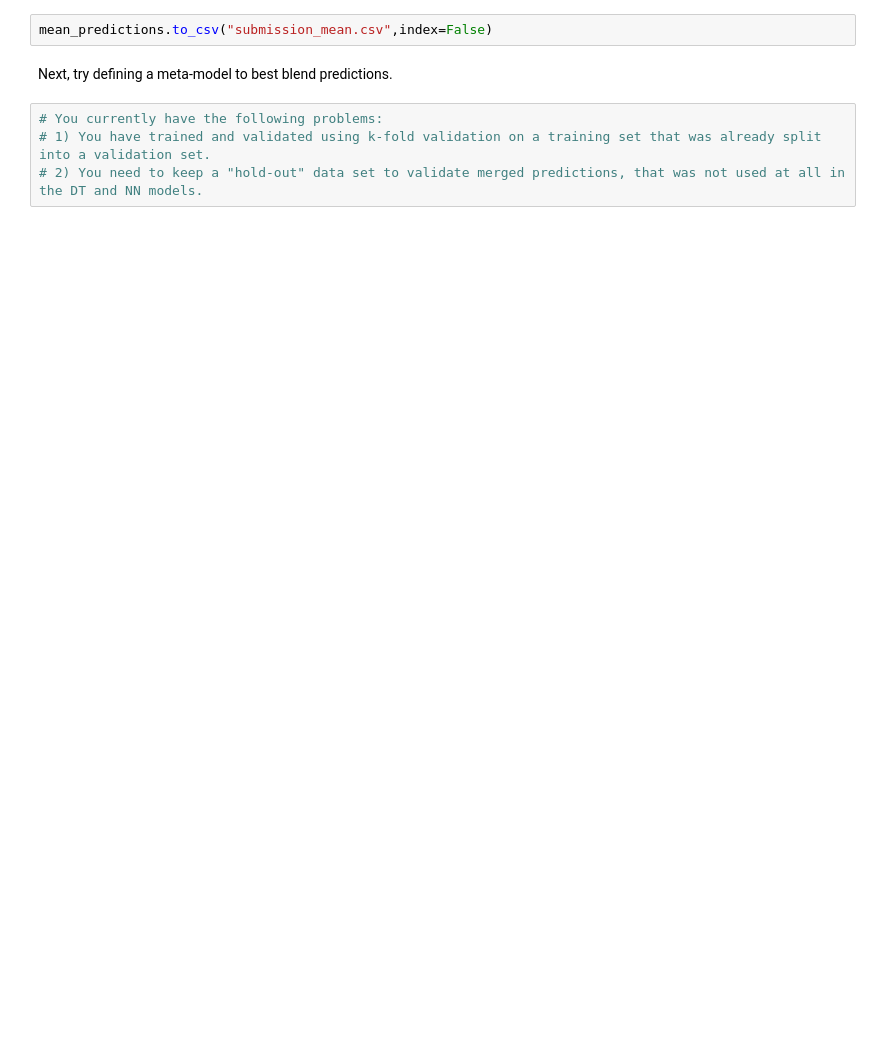
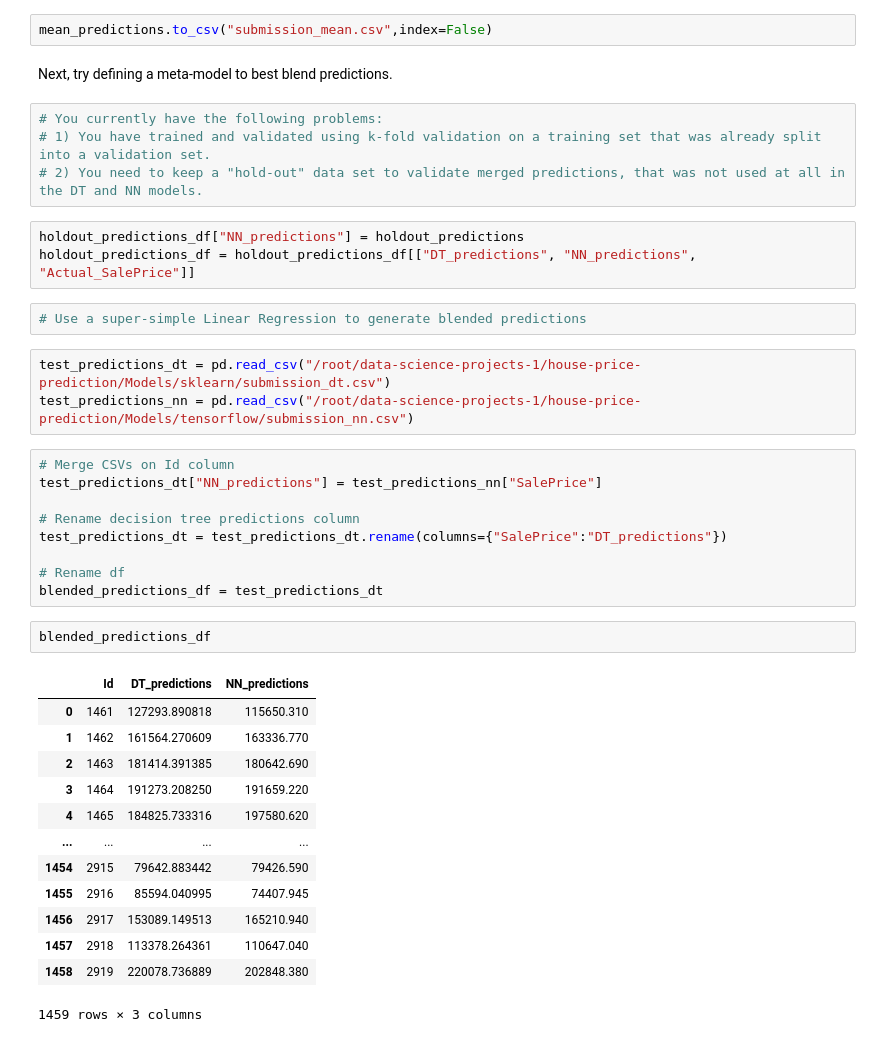
Before and after one commit to valencia21/data-science-projects, a Jupyter notebook: house-price-prediction/Models/tensorflow/tf_model_wrangling.ipynb, the cells around one changed output. Cells and saved outputs as stored; diff of their text form; blank space fills up the shorter version.

```diff
--- a/house-price-prediction/Models/tensorflow/tf_model_wrangling.ipynb
+++ b/house-price-prediction/Models/tensorflow/tf_model_wrangling.ipynb
@@ -284,3 +264,36 @@ Next, try defining a meta-model to best blend predictions.
 # You currently have the following problems:
 # 1) You have trained and validated using k-fold validation on a training set that was already split into a validation set.
 # 2) You need to keep a "hold-out" data set to validate merged predictions, that was not used at all in the DT and NN models.
+# %%
+holdout_predictions_df["NN_predictions"] = holdout_predictions
+holdout_predictions_df = holdout_predictions_df[["DT_predictions", "NN_predictions", "Actual_SalePrice"]]
+# %%
+# Use a super-simple Linear Regression to generate blended predictions
+# %%
+test_predictions_dt = pd.read_csv("/root/data-science-projects-1/house-price-prediction/Models/sklearn/submission_dt.csv")
+test_predictions_nn = pd.read_csv("/root/data-science-projects-1/house-price-prediction/Models/tensorflow/submission_nn.csv")
+# %%
+# Merge CSVs on Id column
+test_predictions_dt["NN_predictions"] = test_predictions_nn["SalePrice"]
+
+# Rename decision tree predictions column
+test_predictions_dt = test_predictions_dt.rename(columns={"SalePrice":"DT_predictions"})
+
+# Rename df
+blended_predictions_df = test_predictions_dt
+# %%
+blended_predictions_df
+# %% [output]
+|  | Id | DT_predictions | NN_predictions |
+| 0 | 1461 | 127293.890818 | 115650.310 |
+| 1 | 1462 | 161564.270609 | 163336.770 |
+| 2 | 1463 | 181414.391385 | 180642.690 |
+| 3 | 1464 | 191273.208250 | 191659.220 |
+| 4 | 1465 | 184825.733316 | 197580.620 |
+| ... | ... | ... | ... |
+| 1454 | 2915 | 79642.883442 | 79426.590 |
+| 1455 | 2916 | 85594.040995 | 74407.945 |
+| 1456 | 2917 | 153089.149513 | 165210.940 |
+| 1457 | 2918 | 113378.264361 | 110647.040 |
+| 1458 | 2919 | 220078.736889 | 202848.380 |
+1459 rows × 3 columns
```
Also changed, not shown: parts of 21 cells of this notebook, 1 other file.
